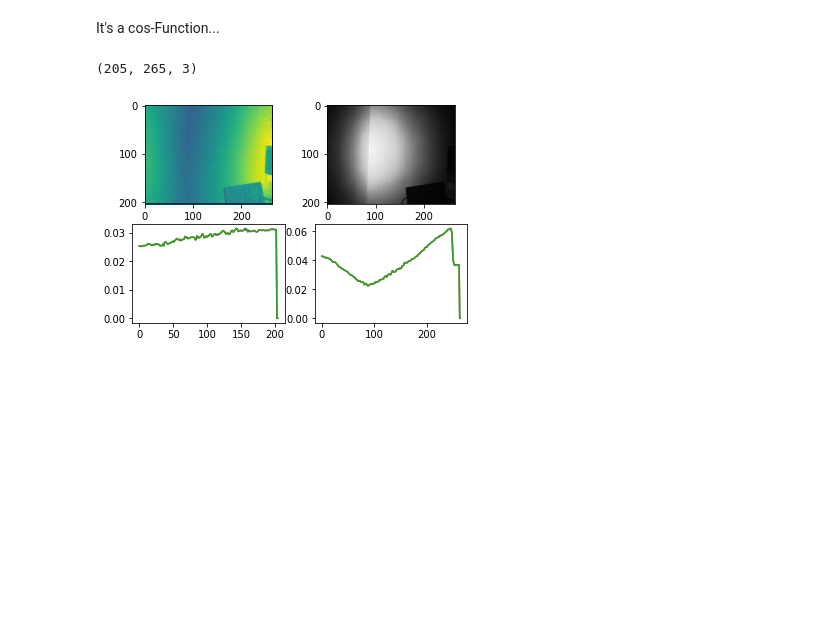
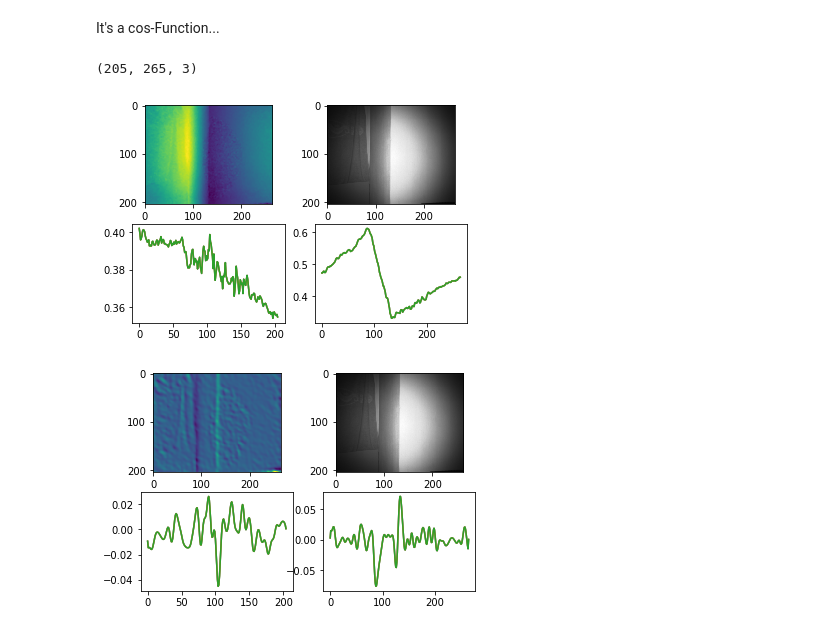
Before and after one commit to wegmanma/MT_Augmented_Reality_Platform, a Jupyter notebook: 02_Source/python/flat_surface_detect.ipynb, the cells around one changed output. Drawn from its saved outputs; the diff is of its cells as text; code cells hidden in the pictures; blank space fills up the shorter version.

```diff
--- a/02_Source/python/flat_surface_detect.ipynb
+++ b/02_Source/python/flat_surface_detect.ipynb
@@ -180,8 +180,8 @@ elif len(radial.shape)==2:
 cos_a = np.zeros(radial.shape,dtype=float)
 print(radial.shape)
 for c in range(channels):
-    for x in range(width-2):
-        for y in range(height-2):
+    for x in range(width):
+        for y in range(height):
             cos_a[x,y,c] = radial[102,132,c]/radial[x,y,c]
 
 
@@ -198,4 +198,20 @@ plt.plot(res[105,:])
 plt.show()
 # %% [output]
 (205, 265, 3)
-[figure, old version]
+[figure, new version]
+# %%
+res1 = cv.GaussianBlur(res,(0,0),3)
+res2 = sobel_filter_2D(res1)
+res3 = sobel_filter_2D(res2)
+
+plt.subplot(221)
+plt.imshow(res3[:,:,0], interpolation='nearest')
+plt.subplot(222)
+plt.imshow(ampl_1, interpolation='nearest')
+plt.subplot(223)
+plt.plot(res3[:,125])
+plt.subplot(224)
+plt.plot(res3[105,:])
+plt.show()
+# %% [output]
+[figure, added]
```
Also changed, not shown: parts of 5 cells of this notebook, 2 other files.
